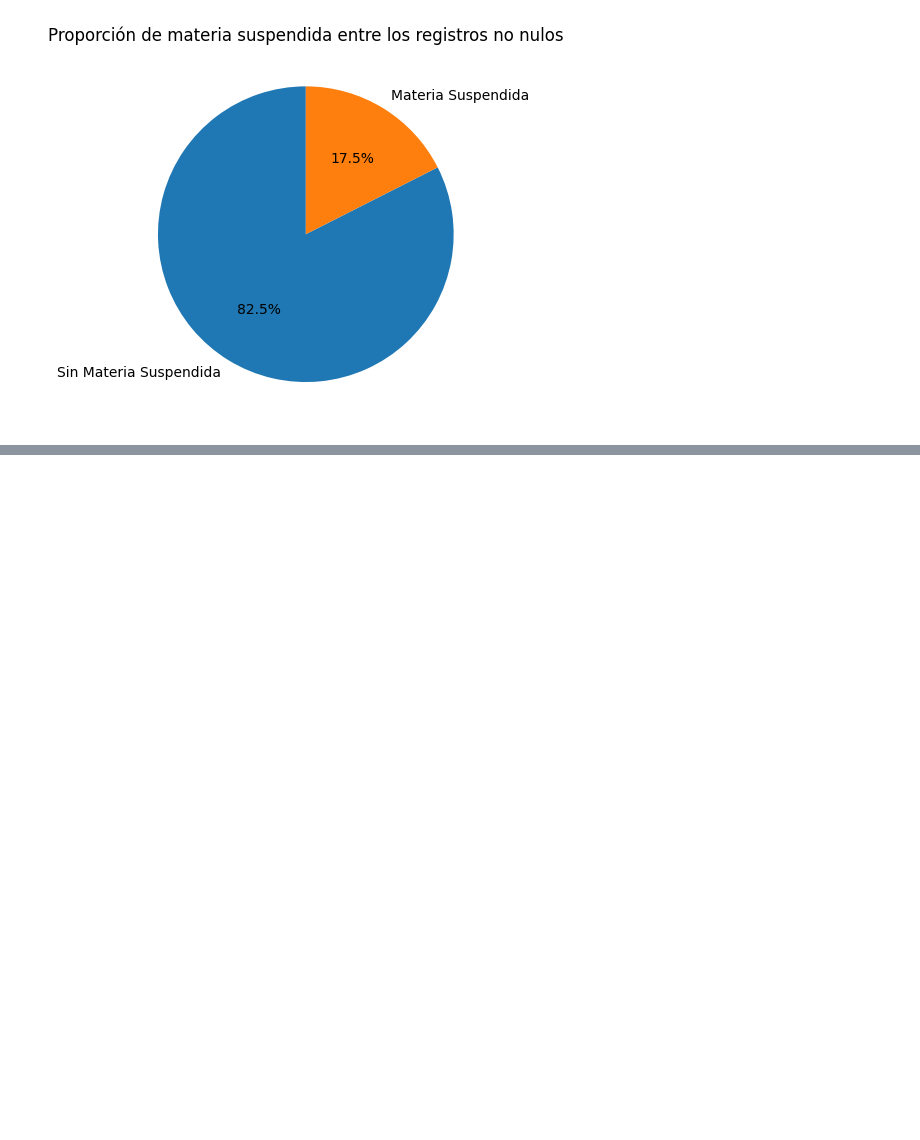
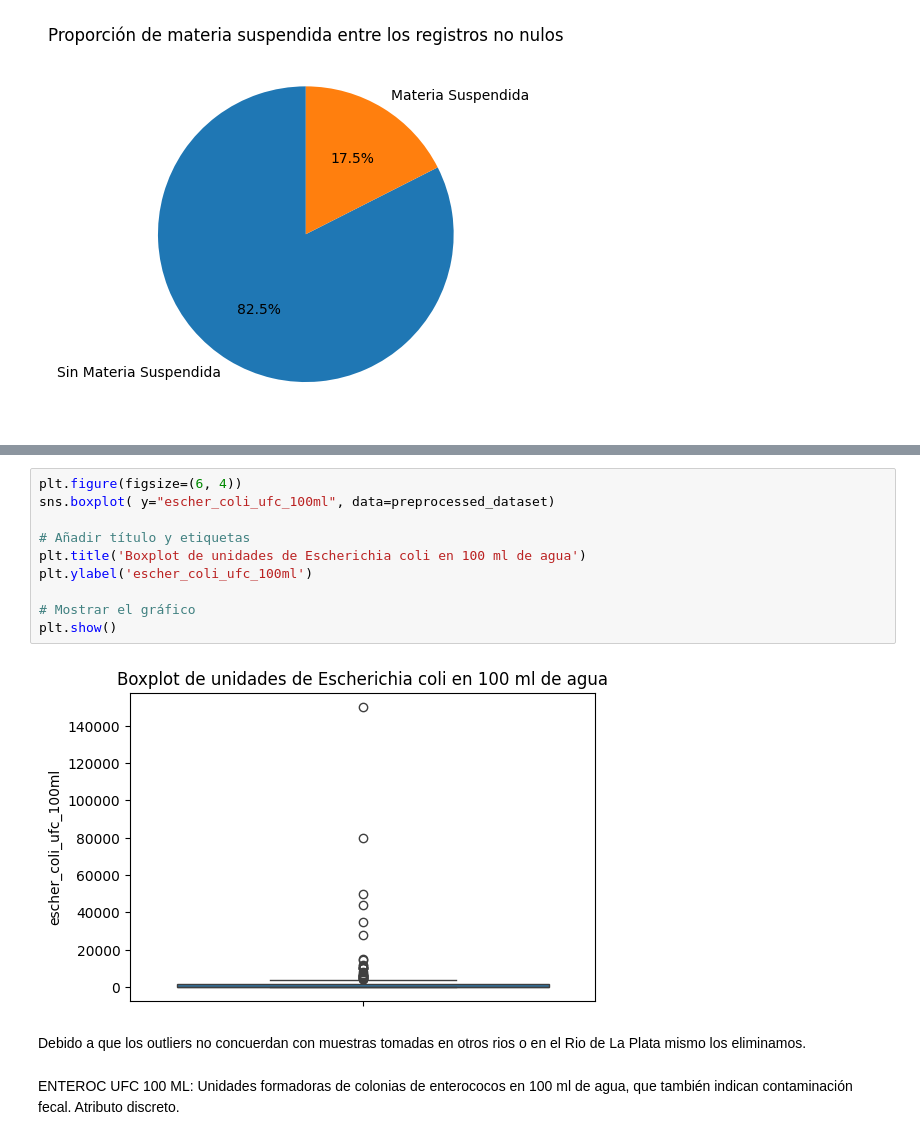
Before and after one commit to joegoicoechea24/TPespecial, a Jupyter notebook: tp.ipynb, the cells around one changed output, grey strips where cells are left out. Drawn from its saved outputs; the diff is of its cells as text; blank space fills up the shorter version.

```diff
--- a/tp.ipynb
+++ b/tp.ipynb
@@ -743,0 +848,16 @@ plt.show()
+# %%
+plt.figure(figsize=(6, 4))
+sns.boxplot( y="escher_coli_ufc_100ml", data=preprocessed_dataset)
+
+# Añadir título y etiquetas
+plt.title('Boxplot de unidades de Escherichia coli en 100 ml de agua')
+plt.ylabel('escher_coli_ufc_100ml')
+
+# Mostrar el gráfico
+plt.show()
+# %% [output]
+[figure, added]
+# %% [markdown]
+Debido a que los outliers no concuerdan con muestras tomadas en otros rios o en el Rio de La Plata mismo los eliminamos.
+# %% [markdown]
+ENTEROC UFC 100 ML: Unidades formadoras de colonias de enterococos en 100 ml de agua, que también indican contaminación fecal. Atributo discreto.
```
Also changed, not shown: parts of 47 cells of this notebook, 2 other files.
